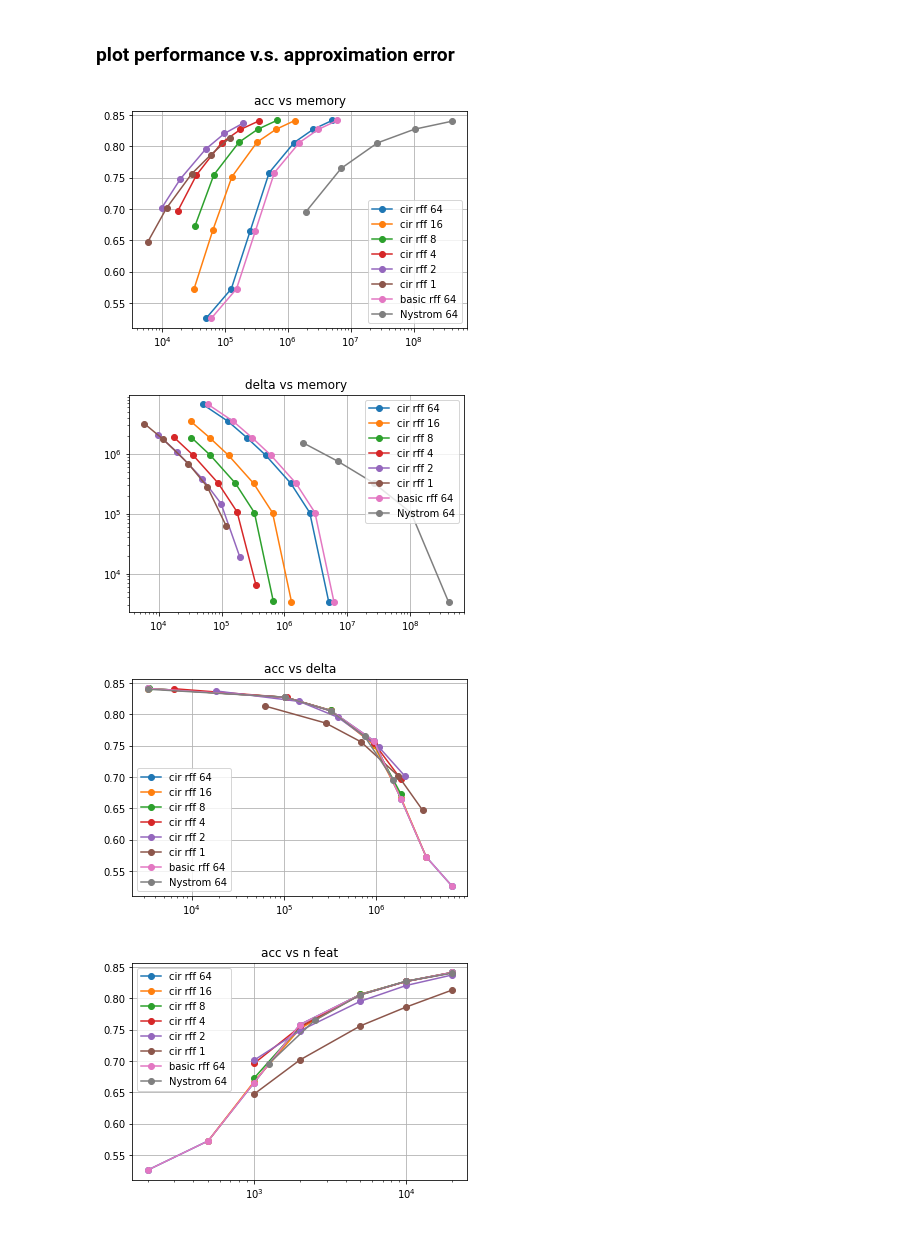
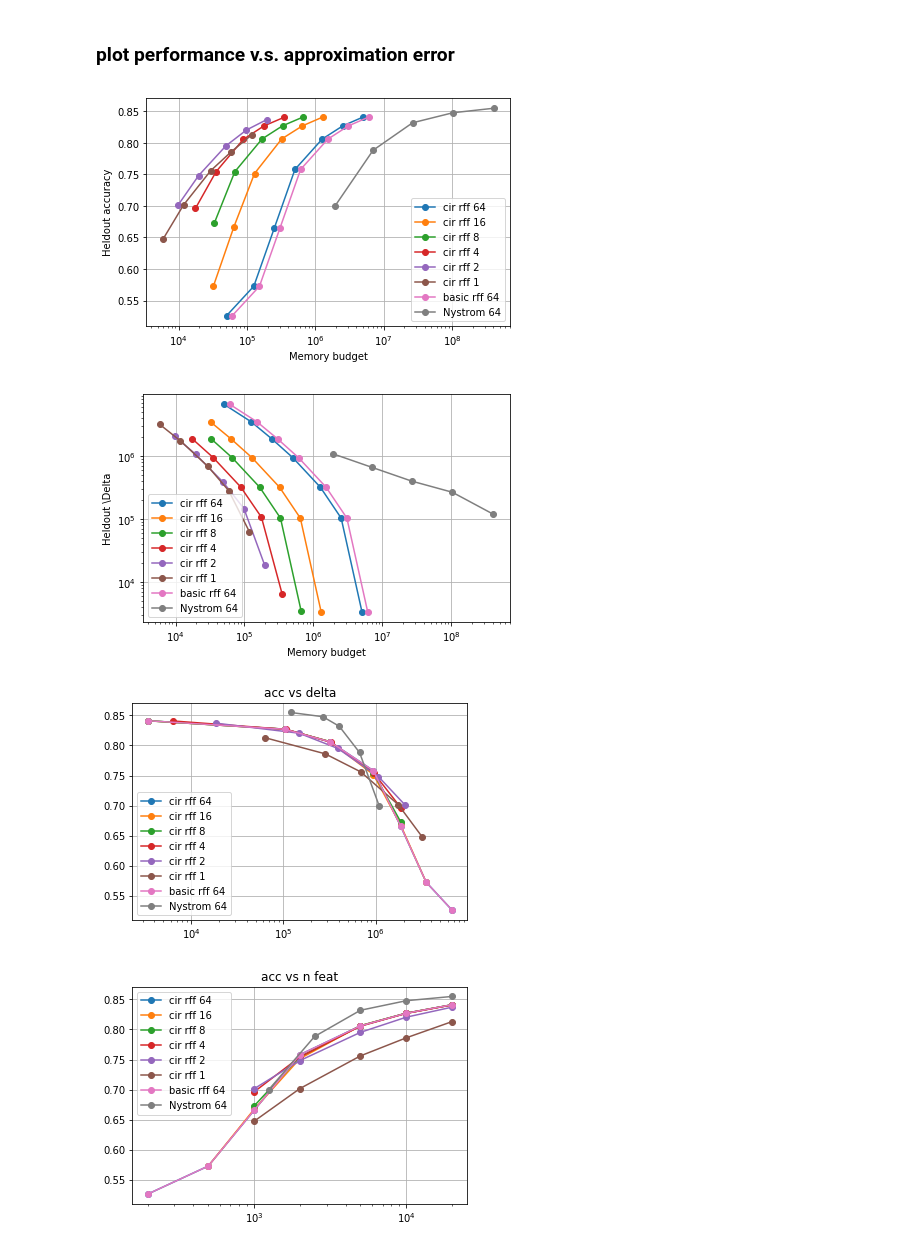
Before and after one commit to JianGoForIt/lp_rffs, a Jupyter notebook: kernel_reg/notebook/correlation-covtype-closeness-vs-kernel-approximation-error-real-setting-with-lambdastar-from-exact-kernel-with-delta-low-precision.ipynb, the cells around one changed output. Saved outputs shown, nothing was run; the diff lists cells and outputs as text; code cells hidden in the pictures.

```diff
--- a/kernel_reg/notebook/correlation-covtype-closeness-vs-kernel-approximation-error-real-setting-with-lambdastar-from-exact-kernel-with-delta-low-precision.ipynb
+++ b/kernel_reg/notebook/correlation-covtype-closeness-vs-kernel-approximation-error-real-setting-with-lambdastar-from-exact-kernel-with-delta-low-precision.ipynb
@@ -132,7 +132,7 @@ n_nystrom_feat = [1250, 2500, 5000, 10000, 20000]
 general_folder_measurement = "/dfs/scratch0/zjian/lp_kernel/closeness/classification_real_setting"
 general_folder_performance = "/dfs/scratch0/zjian/lp_kernel/closeness/classification_real_setting"
 general_folder_delta = "/dfs/scratch0/zjian/lp_kernel/symmetric_delta/classification_real_setting"
-folder_pattern = "covtype_with_metric_type_rff_l2_reg_1e-05_n_fp_feat_unk_opt_sgd_lr_10_seed_unk"
+folder_pattern = "covtype_with_metric_type_nystrom_l2_reg_1e-05_n_fp_feat_unk_opt_sgd_lr_10_seed_unk"
 f_norm_list_nystrom, l2_loss_list_nystrom, delta_list_nystrom = \
     get_results_for_one_precision(n_nystrom_feat, general_folder_measurement,
                                   general_folder_performance, general_folder_delta,
@@ -166,8 +166,12 @@ plt.plot(memory_list_nystrom, l2_loss_list_nystrom, "-o", label="Nystrom " + str
 plt.grid()
 # plt.yscale("log")
 plt.xscale("log")
-plt.title("acc vs memory")
+plt.ylabel("Heldout accuracy")
+plt.xlabel("Memory budget")
+# plt.title("acc vs memory")
 plt.legend()
+plt.tight_layout()
+plt.savefig("./figures/classification_acc_vs_mem.pdf")
 # plt.ylim([None, 2e8])
 plt.show()
 
@@ -179,8 +183,12 @@ plt.plot(memory_list_nystrom, delta_list_nystrom, "-o", label="Nystrom " + str(6
 plt.grid()
 plt.yscale("log")
 plt.xscale("log")
-plt.title("delta vs memory")
+plt.ylabel("Heldout \Delta")
+plt.xlabel("Memory budget")
+# plt.title("delta vs memory")
 plt.legend()
+plt.tight_layout()
+plt.savefig("./figures/classification_delta_vs_mem.pdf")
 # plt.ylim([None, 2e8])
 plt.show()
 
@@ -197,34 +205,34 @@ plt.legend()
 # plt.ylim([None, 2e8])
 plt.show()
 
 
 plt.figure()
 for nbit in [64, 16, 8, 4, 2, 1]:
     plt.plot(n_rff_feat_dict[nbit], l2_loss_list_cir_rff[nbit], "-o", label="cir rff " + str(nbit) )
 plt.plot(n_rff_feat_dict[64], l2_loss_list_rff, "-o", label="basic rff " + str(64) )
 plt.plot(n_nystrom_feat, l2_loss_list_nystrom, "-o", label="Nystrom " + str(64) )
 plt.grid()
 # plt.yscale("log")
 plt.xscale("log")
 plt.title("acc vs n feat")
 plt.legend()
 # plt.ylim([None, 2e8])
 plt.show()
 
 plt.figure()
 for nbit in [64, 16, 8, 4, 2, 1]:
     plt.plot(n_rff_feat_dict[nbit], delta_list_cir_rff[nbit], "-o", label="cir rff " + str(nbit) )
 plt.plot(n_rff_feat_dict[64], delta_list_rff, "-o", label="basic rff " + str(64) )
 plt.plot(n_nystrom_feat, delta_list_nystrom, "-o", label="Nystrom " + str(64) )
 plt.grid()
 plt.yscale("log")
 plt.xscale("log")
 plt.title("delta vs n feat")
 plt.legend()
 # plt.ylim([None, 2e8])
 plt.show()
 # %% [output]
-[figure, old version]
+[figure, new version]
-[figure, old version]
+[figure, new version]
-[figure, old version]
+[figure, new version]
-[figure, old version]
+[figure, new version]
```
Also changed, not shown: parts of 1 cell of this notebook, 4 other files.
